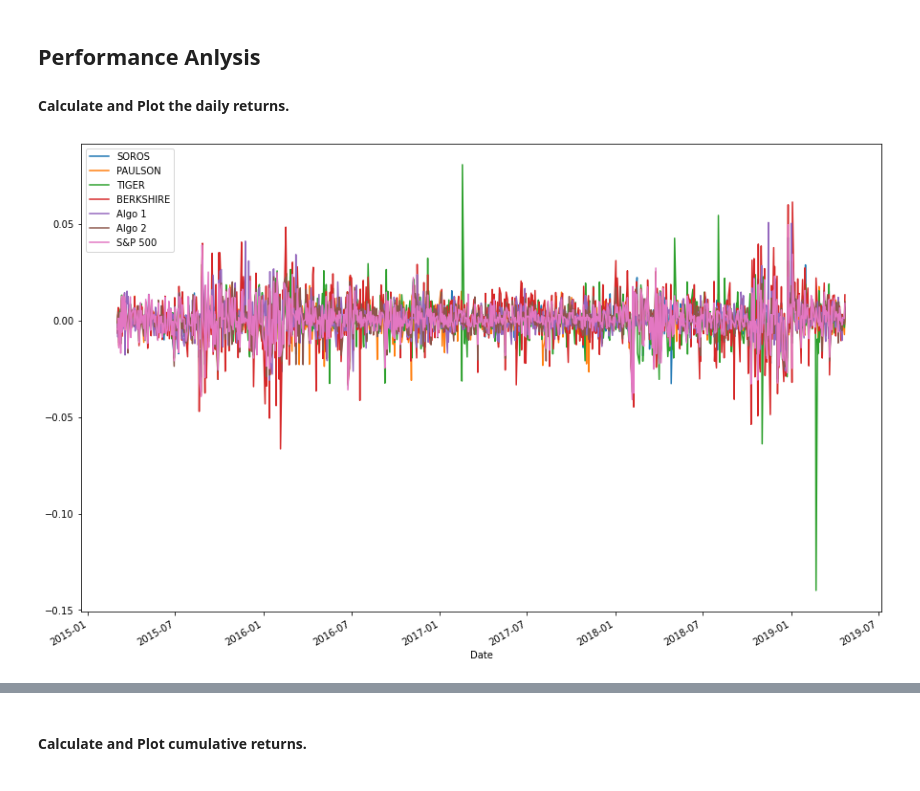
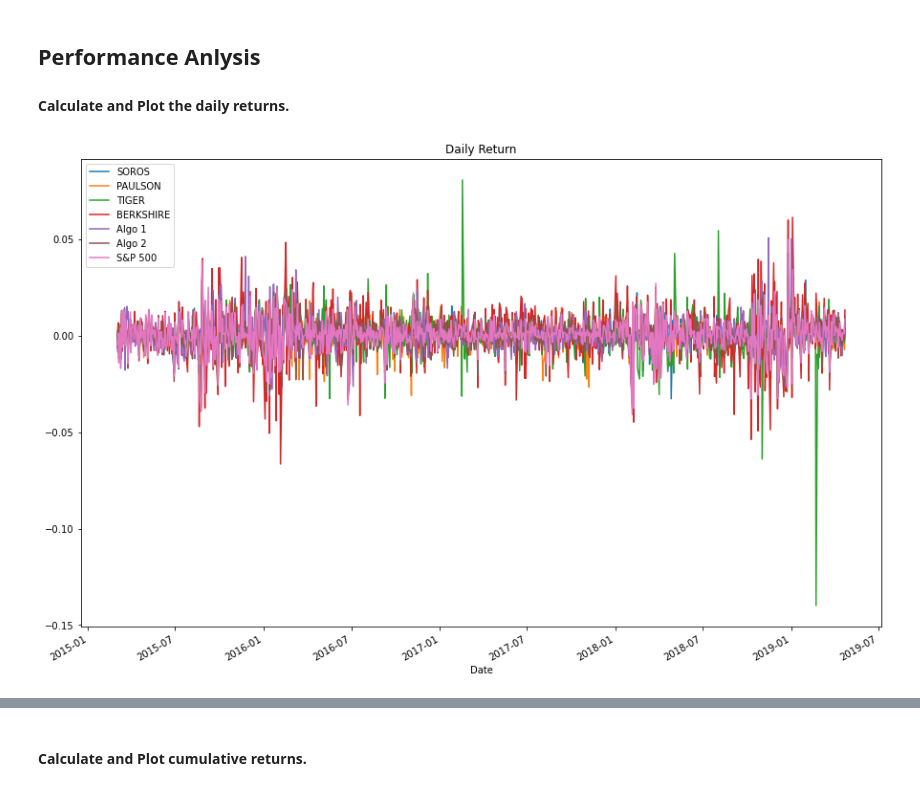
Before and after one commit to nbaronti/Pandas_Homework, a Jupyter notebook: Pandas_Homework.ipynb, the cells around one changed output, grey strips where cells are left out. Drawn from its saved outputs; the diff is of its cells as text; code cells hidden in the pictures.

```diff
--- a/Pandas_Homework.ipynb
+++ b/Pandas_Homework.ipynb
@@ -233,6 +233,6 @@ In this section, you will calculate and visualize performance and risk metrics f
 #### Calculate and Plot the daily returns.
 # %%
 # Plot daily returns of all portfolios
-combined_daily_return_df.plot(figsize=[15,10]);
+combined_daily_return_df.plot(figsize=[15,10], title="Daily Return");
 # %% [output]
-[figure, old version]
+[figure, new version]
```
Also changed, not shown: parts of 7 cells of this notebook.
